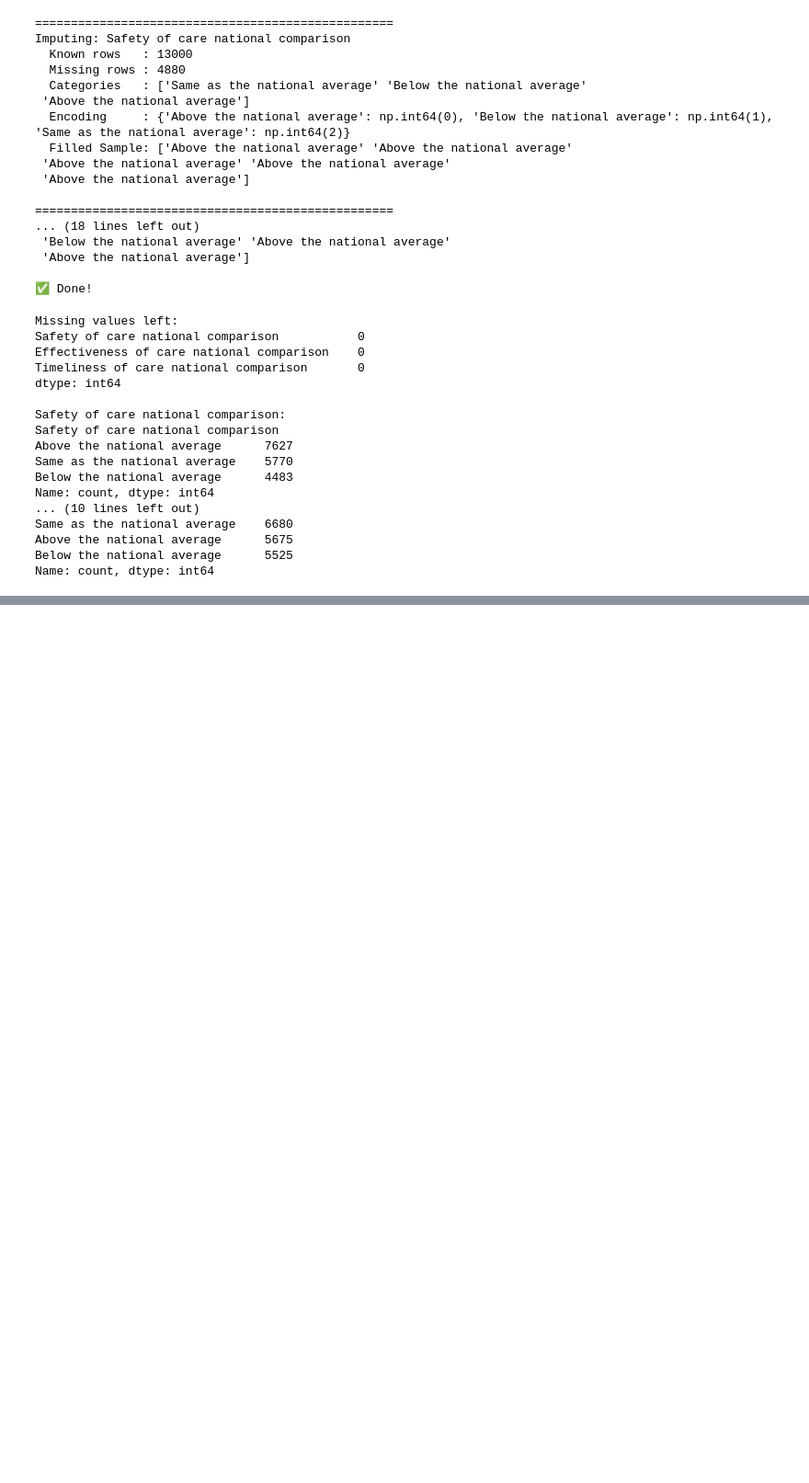
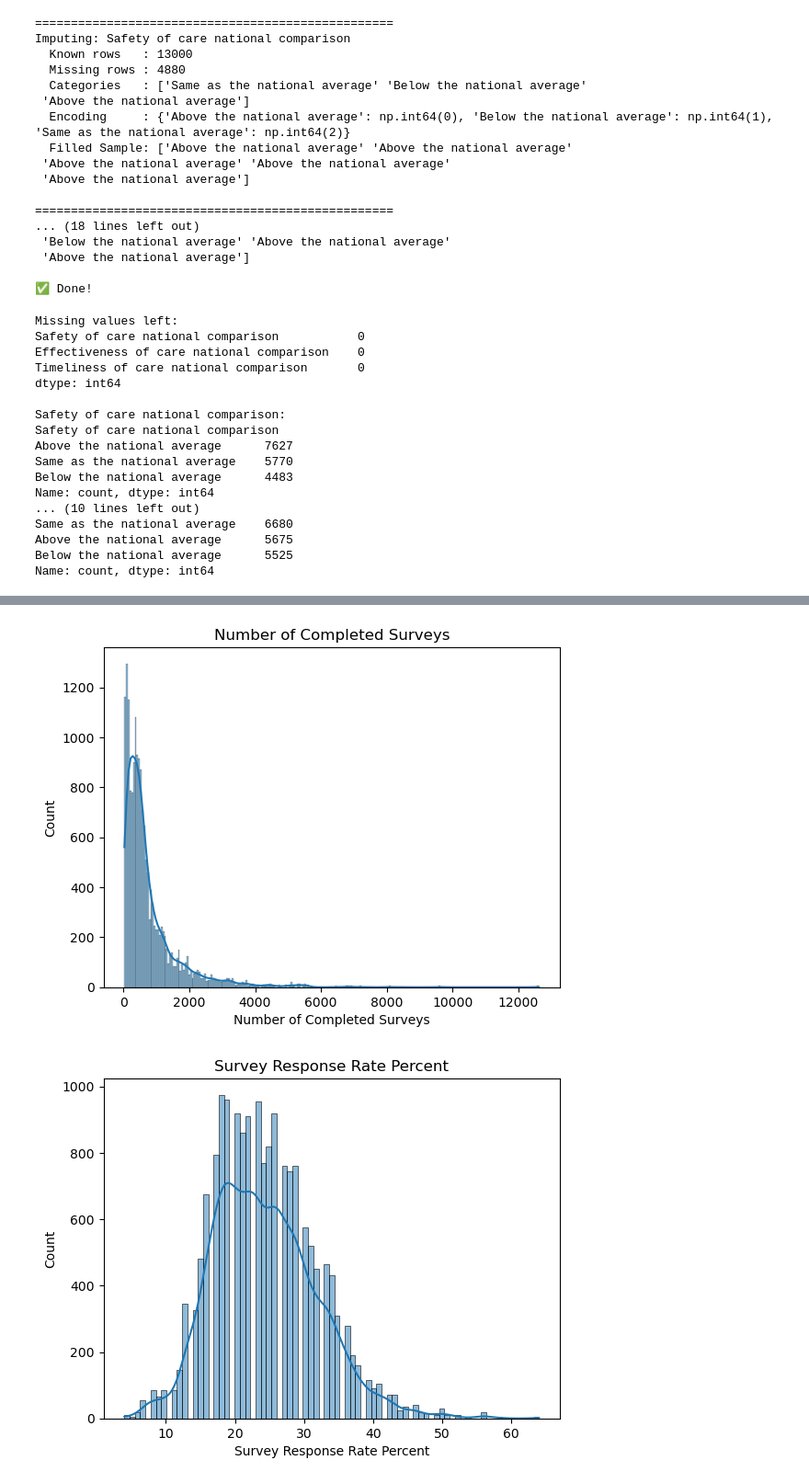
Before and after one commit to ShiharaXcor/tpms-healthcare-satisfaction-analysis, a Jupyter notebook: notebook/data-cleaning.ipynb, the cells around one changed output, grey strips where cells are left out. Shown at 92% size. Saved outputs shown, nothing was run; the diff lists cells and outputs as text; code cells hidden in the pictures; blank space fills up the shorter version.

```diff
--- a/notebook/data-cleaning.ipynb
+++ b/notebook/data-cleaning.ipynb
@@ -553,0 +651,11 @@ Name: count, dtype: int64
+# %%
+mcar_miss_cols_num  =   ['Number of Completed Surveys','Survey Response Rate Percent']
+# %%
+for cols  in  mcar_miss_cols_num  :
+    ###  create  the  histplot for  find  the  distribution   of  the  data
+    sns.histplot(data[cols]  , kde = True)
+    plt.title(cols)
+    plt.show()
+# %% [output]
+[figure, added]
+[figure, added]
```
Also changed, not shown: parts of 16 cells of this notebook.
